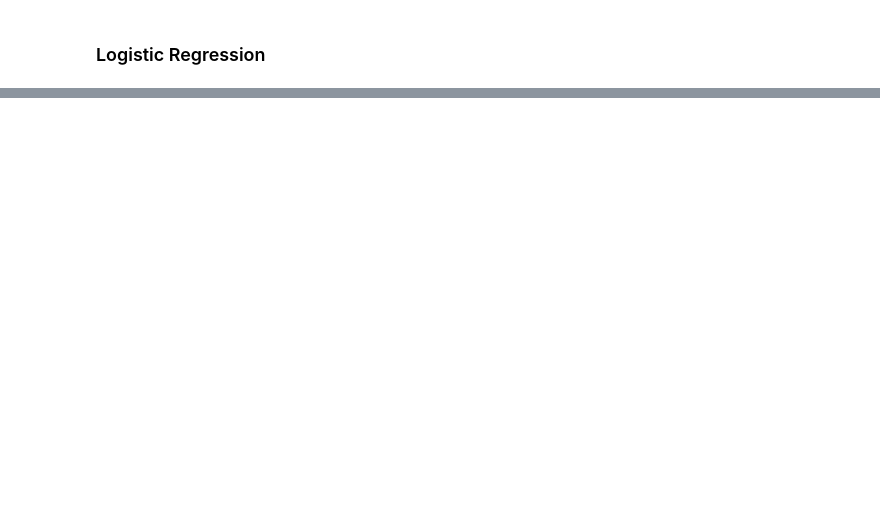
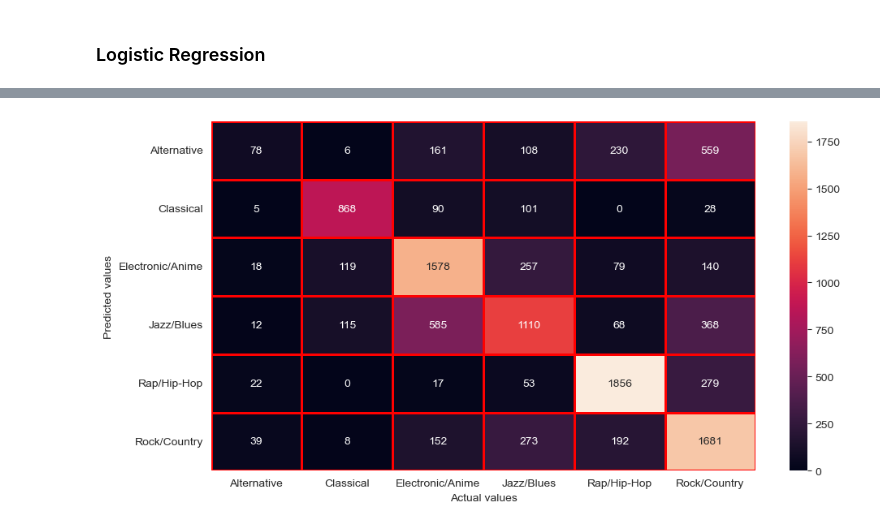
Before and after one commit to albertmirek/4iz566-py-music, a Jupyter notebook: main.ipynb, the cells around one changed output, grey strips where cells are left out. Saved outputs shown, nothing was run; the diff lists cells and outputs as text; code cells hidden in the pictures; blank space fills up the shorter version.

```diff
--- a/main.ipynb
+++ b/main.ipynb
@@ -458,8 +452,9 @@ knn_predictions = knn.predict(X_test)
 # %%
 #tuning LogisticRegression
 #logreg_1 = LogisticRegression(solver="sag", penalty="l2", multi_class="ovr", max_iter=20000)
+logreg_1 = LogisticRegression(solver="liblinear", penalty="l2")
 
-#logreg_1.fit(X_train, y_train)
+logreg_1.fit(X_train, y_train)
 
-#print("Accuracy on test data:", logreg_1.score(X_train, y_train))
-#print("Accuracy on test data:", logreg_1.score(X_test, y_test))
+print("Accuracy on test data:", logreg_1.score(X_train, y_train))
+print("Accuracy on test data:", logreg_1.score(X_test, y_test))
@@ -466,7 +464,7 @@ knn_predictions = knn.predict(X_test)
 # %%
-#logreg_2 = LogisticRegression(solver="saga", penalty="l1", multi_class="ovr", max_iter=20000)
+logreg_2 = LogisticRegression(solver="liblinear", penalty="l1")
 
-#logreg_2.fit(X_train, y_train)
+logreg_2.fit(X_train, y_train)
 
-#print("Accuracy on test data:", logreg_2.score(X_train, y_train))
-#print("Accuracy on test data:", logreg_2.score(X_test, y_test))
+print("Accuracy on test data:", logreg_2.score(X_train, y_train))
+print("Accuracy on test data:", logreg_2.score(X_test, y_test))
@@ -473,6 +484,7 @@ knn_predictions = knn.predict(X_test)
 # %%
 #storing predictions of logisitic regression classifier for evaluation
-#logreg_predictions = logreg.predict(X_test)
+#logreg_2 predicet the best, therefore we are saving that one
+logreg_predictions = logreg_2.predict(X_test)
 # %% [markdown]
 ## Výsledky
 # %% [markdown]
@@ -615,17 +638,19 @@ plt.show()
 # %%
 #confusion metrix for logistic regression
-#plt.figure(figsize = (10, 5))
-#sns.heatmap(confusion_matrix(y_test, logreg_predictions),
-#    annot = True,
-#    fmt = ".0f",
-#    linewidths = 1,
-#    linecolor = "red",
-#    xticklabels = logreg_cv.classes_,
-#    yticklabels = logreg_cv.classes_)
-#plt.xlabel("Actual values")
-#plt.ylabel("Predicted values")
-#plt.tight_layout()
-#plt.show()
+plt.figure(figsize = (10, 5))
+sns.heatmap(confusion_matrix(y_test, logreg_predictions),
+    annot = True,
+    fmt = ".0f",
+    linewidths = 1,
+    linecolor = "red",
+    xticklabels = logreg_2.classes_,
+    yticklabels = logreg_2.classes_)
+plt.xlabel("Actual values")
+plt.ylabel("Predicted values")
+plt.tight_layout()
+plt.show()
+# %% [output]
+[figure, added]
 # %% [markdown]
 ### Závěr
 
```
Also changed, not shown: parts of 21 cells of this notebook, 1 other file.
